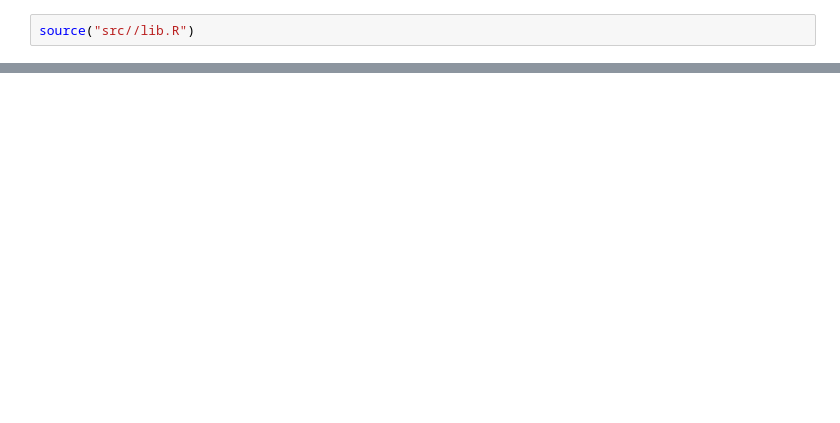
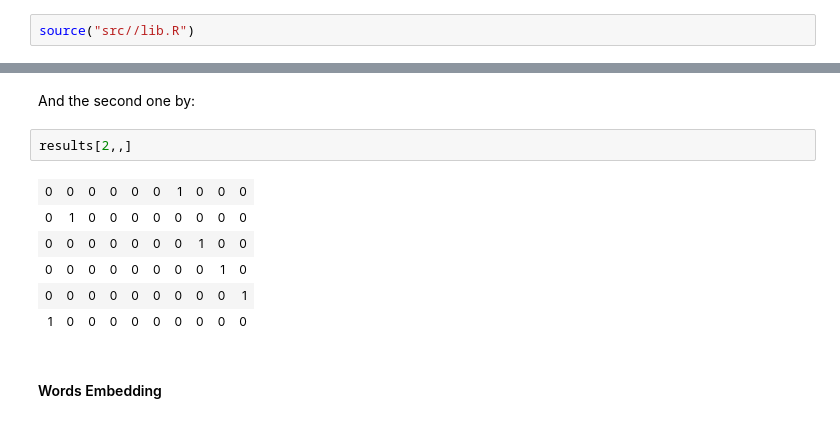
Before and after one commit to mmmlc/mlTeachings, a Jupyter notebook: 3_5_RNN.ipynb, the cells around one changed output, grey strips where cells are left out. Cells and saved outputs as stored; diff of their text form; blank space fills up the shorter version.

```diff
--- a/3_5_RNN.ipynb
+++ b/3_5_RNN.ipynb
@@ -58,0 +104,13 @@ Both sub steps are implemented into the **Keras** framework. First associate eac
+# %% [markdown]
+And the second one by:
+# %%
+results[2,,]
+# %% [output]
+| 0 | 0 | 0 | 0 | 0 | 0 | 1 | 0 | 0 | 0 |
+| 0 | 1 | 0 | 0 | 0 | 0 | 0 | 0 | 0 | 0 |
+| 0 | 0 | 0 | 0 | 0 | 0 | 0 | 1 | 0 | 0 |
+| 0 | 0 | 0 | 0 | 0 | 0 | 0 | 0 | 1 | 0 |
+| 0 | 0 | 0 | 0 | 0 | 0 | 0 | 0 | 0 | 1 |
+| 1 | 0 | 0 | 0 | 0 | 0 | 0 | 0 | 0 | 0 |
+# %% [markdown]
+#### Words Embedding
```
Also changed, not shown: parts of 34 cells of this notebook, 2 other files.
